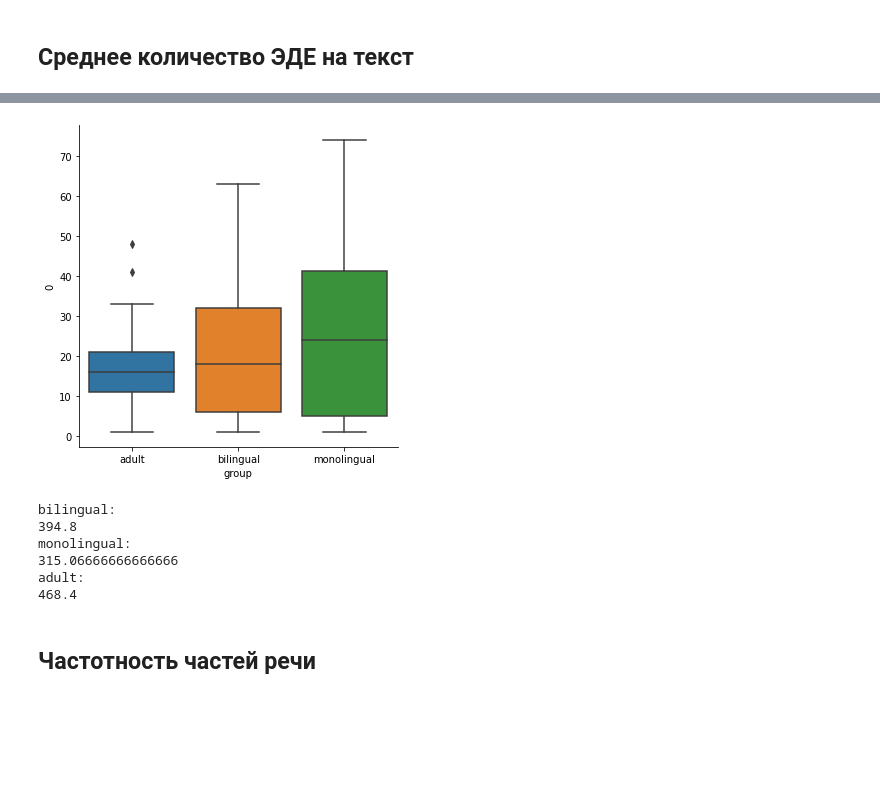
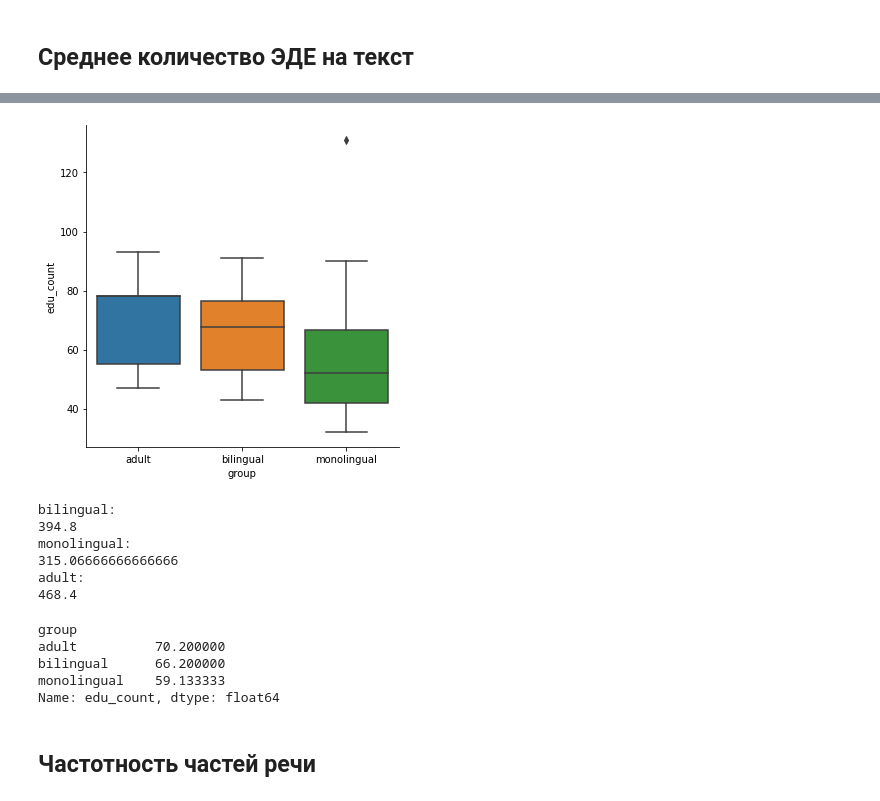
Before and after one commit to BunnyNoBugs/narratives-2021, a Jupyter notebook: syntax_analysis.ipynb, the cells around one changed output, grey strips where cells are left out. Saved outputs shown, nothing was run; the diff lists cells and outputs as text; code cells hidden in the pictures; blank space fills up the shorter version.

Commit message:
fix token and edu counts

```diff
--- a/syntax_analysis.ipynb
+++ b/syntax_analysis.ipynb
@@ -87,10 +107,10 @@ adult:
 # %%
-edu_counts = pd.DataFrame(all_df.groupby(['group', 'file']).size())
-edu_counts = edu_sizes.reset_index()
-
-sns.catplot(x='group', y=0, data=edu_counts, kind='box');
+edu_counts = pd.DataFrame(all_df.groupby(['group', 'file']))
+edu_counts['group'] = edu_counts[0].apply(lambda x: x[0])
+edu_counts['edu_count'] = edu_counts[1].apply(lambda x: len(x['segment_id'].unique()))
+sns.catplot(x='group', y='edu_count', data=edu_counts, kind='box');
 # %% [output]
-[figure, old version]
+[figure, new version]
 # %%
 for group in group_names:
     group_df = all_df[all_df['group'] == group]
@@ -103,6 +123,14 @@ monolingual:
 315.06666666666666
 adult:
 468.4
+# %%
+edu_counts.groupby('group')['edu_count'].mean()
+# %% [output]
+group
+adult          70.200000
+bilingual      66.200000
+monolingual    59.133333
+Name: edu_count, dtype: float64
 # %% [markdown]
 ## Частотность частей речи
 # %% [markdown]
```
Also changed, not shown: parts of 10 cells of this notebook.
